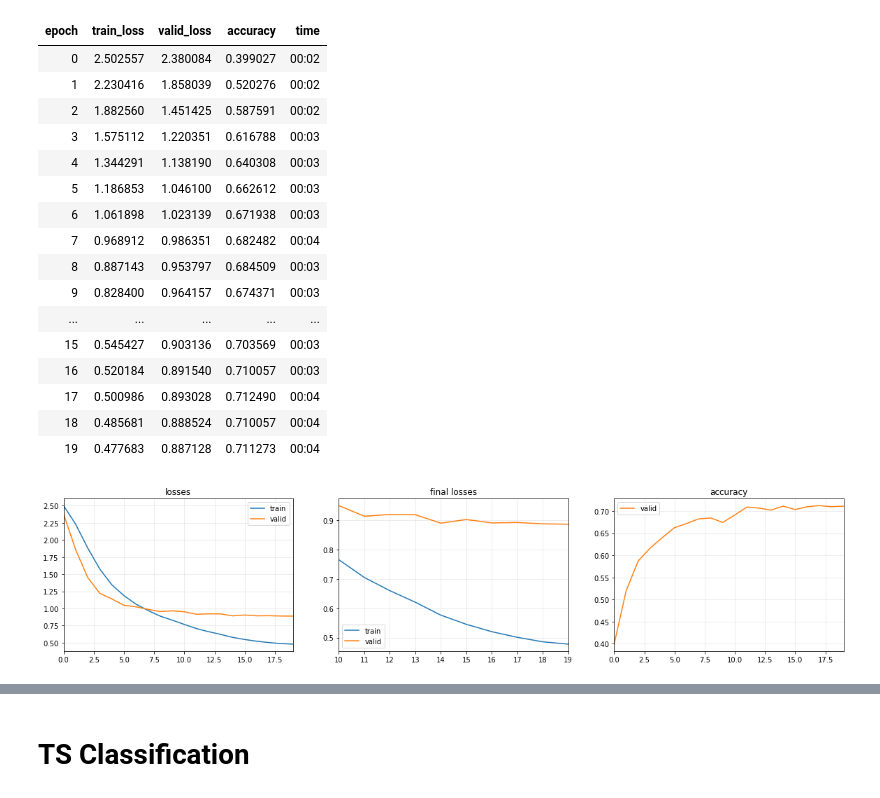
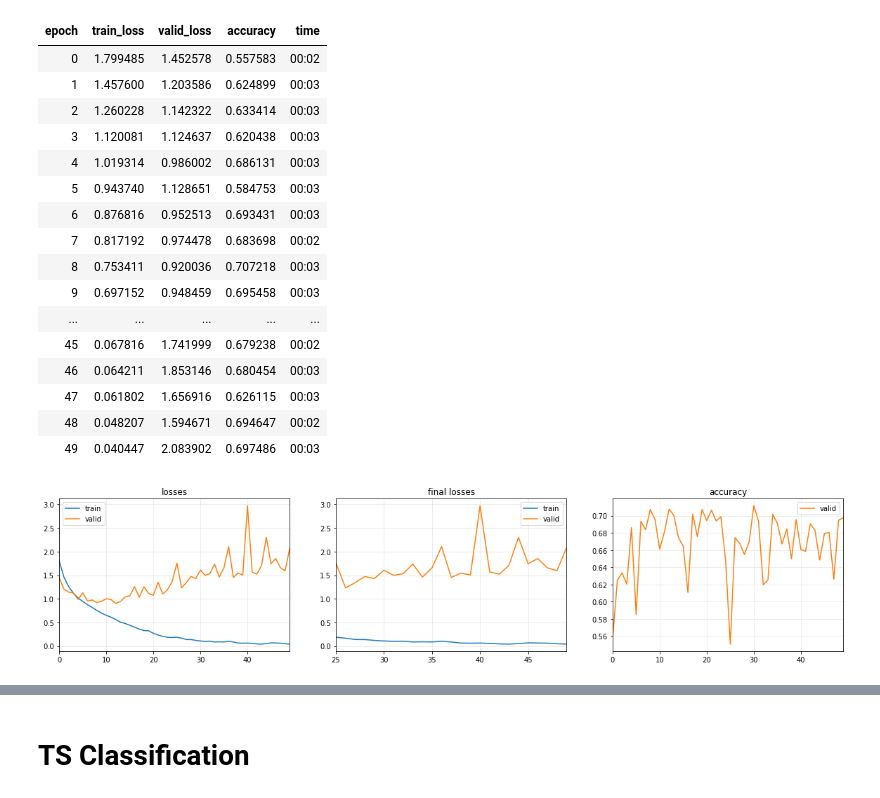
Before and after one commit to aivill-project/v2x_ts, a Jupyter notebook: V2X_process.ipynb, the cells around one changed output, grey strips where cells are left out. Drawn from its saved outputs; the diff is of its cells as text; code cells hidden in the pictures.

Commit message:
fin ts classification

```diff
--- a/V2X_process.ipynb
+++ b/V2X_process.ipynb
@@ -1,20 +1,31 @@
 # %%
 from glob import glob
+from tqdm import tqdm
 import os
 import pandas as pd
 from tsai.all import *
+from tsai.models.MINIROCKET import *
+from fastai.torch_core import default_device
+from fastai.metrics import accuracy
+from fastai.callback.tracker import ReduceLROnPlateau
+from tsai.data.all import *
+from tsai.learner import *
 from sklearn.model_selection import train_test_split
+from tsai.basics import *
+from tsai.data.external import *
+from tsai.data.preprocessing import *
 from torch.utils.data import DataLoader, Dataset
 import numpy as np
 
-DROP_COLS = ['Turn', 'Change', 'Speed', 'ISSUE_DATE', 'X', 'Y']
+DROP_COLS = ['VEHICLE_CLASS', 'VEHICLE_TYPE', 'Turn', 'Change', 'Speed', 'ISSUE_DATE', 'X', 'Y']
 TARGET_COLS = ["Hazard"]
 INDEX_COL = "ISSUE_DATE"
 
 
 class V2XData():
     def __init__(self, dataset_path = None, dataset_files: list = None, drop_cols: list = None,
-                 target_cols: list = None, test_size: float = 0.5, random_state: int = None):
+                 target_cols: list = None, test_size: float = 0.5, random_state: int = None,
+                 hazard_thr: int = 1):
         self.data_path = dataset_path
         if dataset_files:
             self.dataset_files = dataset_files.copy()
@@ -35,18 +46,23 @@ class V2XData():
         self.random_state = random_state
         self.files_num = len(self.dataset_files)
 
+        if hazard_thr < 1:
+            assert hazard_thr > 0, "hazard_thr must be greater than 0"
+        else:
+            self.hazard_thr = hazard_thr
+
         print(f"loaded {len(self.dataset_files)} files")
         print(self.dataset_files[:5], "...")
 
-    def __getitem__(self, index):
+    def __getitem__(self, index, print_size=True):
         df = pd.read_csv(self.dataset_files[index]).drop(labels = self.drop_cols, axis=1)
         df.dropna(0, inplace = True)
-        print(f'df[{index}] shape: {df.shape}')
+        if print_size: print(f'df[{index}] shape: {df.shape}')
         # print(df.info())
         df_filtered = pd.crosstab(df['scene'], df['Hazard'])
         df = df.groupby(df['scene']).filter(lambda x: len(x) == 10)
         df.reset_index(drop=True, inplace=True)
-        change_list = list(df_filtered[df_filtered[True] > 0].index)
+        change_list = list(df_filtered[df_filtered[True] >= self.hazard_thr].index)
         df.loc[df['scene'].isin(change_list), 'Hazard'] = True
 
         y = df['Hazard'].iloc[::10]
@@ -77,26 +93,31 @@ class V2XData():
 
     def get_all_item(self):
         X_sum, y_sum = [], []
-        for idx in range(self.files_num):
-            X, y, _, _ = self.__getitem__(idx)
+        df_sum = pd.DataFrame()
+        for idx in tqdm(range(self.files_num)):
+            X, y, _, df = self.__getitem__(idx, print_size=False)
             X_sum.append(X)
             y_sum.append(y)
+            df_sum = pd.concat([df_sum, df])
+
 
         X_sum = np.concatenate(X_sum)
         y_sum = np.concatenate(y_sum)
+        df_sum.reset_index(drop=True, inplace=True)
         splits = self.get_splits(X_sum, test_size = self.test_size, random_state = self.random_state)
-        return X_sum, y_sum, splits
+        print(f'X_sum shape: {X_sum.shape}, y_sum shape: {y_sum.shape}')
+        return X_sum, y_sum, splits, df_sum
 # %%
 files_path = './data/Sejong'
 
-v2xdata = V2XData(files_path)
+v2xdata = V2XData(files_path, hazard_thr=3)
 X, y, splits, df = v2xdata[2]
 v2xdata.get_data_info(X, y, splits)
 
 X_train, X_valid = X[splits[0]], X[splits[1]]
 check_data(X_train, X_valid, splits=splits)
 
-epochs = 200
+epochs = 20
 # %% [output]
 loaded 46 files
 ['./data/Sejong\\0901_5RNBVU80.csv', './data/Sejong\\0901_OKG5RJW0.csv', './data/Sejong\\0902_5RNBVU80.csv', './data/Sejong\\0902_9CU6AVIU.csv', './data/Sejong\\0903_5RNBVU80.csv'] ...
@@ -111,6 +132,6 @@ y      - shape: (523, 11, 10)  type: ndarray  dtype:float64  isnan: 0
 splits - n_splits: 2 shape: [522, 523]  overlap: False
 [figure]
 # %%
-X_all, y_all, splits = v2xdata.get_all_item()
+X_all, y_all, splits, df_all = v2xdata.get_all_item()
 check_data(X_all, y_all, splits=splits)
 # %% [output]
@@ -185,21 +259,21 @@ def multivariate_classification2(X, y, splits, epochs=20, model=LSTM, lr = 1e-3,
 # %%
-multivariate_classification2(X_all, y_all, splits, model=MLSTM_FCNPlus, lr = 1e-3)
+multivariate_classification(X_all, y_all, splits, epochs=50, model=MLSTM_FCNPlus, lr = 1e-3, metrics=accuracy)
 # %% [output]
 | epoch | train_loss | valid_loss | accuracy | time |
-| 0 | 2.502557 | 2.380084 | 0.399027 | 00:02 |
-| 1 | 2.230416 | 1.858039 | 0.520276 | 00:02 |
-| 2 | 1.882560 | 1.451425 | 0.587591 | 00:02 |
-| 3 | 1.575112 | 1.220351 | 0.616788 | 00:03 |
-| 4 | 1.344291 | 1.138190 | 0.640308 | 00:03 |
-| 5 | 1.186853 | 1.046100 | 0.662612 | 00:03 |
-| 6 | 1.061898 | 1.023139 | 0.671938 | 00:03 |
-| 7 | 0.968912 | 0.986351 | 0.682482 | 00:04 |
-| 8 | 0.887143 | 0.953797 | 0.684509 | 00:03 |
-| 9 | 0.828400 | 0.964157 | 0.674371 | 00:03 |
+| 0 | 1.799485 | 1.452578 | 0.557583 | 00:02 |
+| 1 | 1.457600 | 1.203586 | 0.624899 | 00:03 |
+| 2 | 1.260228 | 1.142322 | 0.633414 | 00:03 |
+| 3 | 1.120081 | 1.124637 | 0.620438 | 00:03 |
+| 4 | 1.019314 | 0.986002 | 0.686131 | 00:03 |
+| 5 | 0.943740 | 1.128651 | 0.584753 | 00:03 |
+| 6 | 0.876816 | 0.952513 | 0.693431 | 00:03 |
+| 7 | 0.817192 | 0.974478 | 0.683698 | 00:02 |
+| 8 | 0.753411 | 0.920036 | 0.707218 | 00:03 |
+| 9 | 0.697152 | 0.948459 | 0.695458 | 00:03 |
 | ... | ... | ... | ... | ... |
-| 15 | 0.545427 | 0.903136 | 0.703569 | 00:03 |
-| 16 | 0.520184 | 0.891540 | 0.710057 | 00:03 |
-| 17 | 0.500986 | 0.893028 | 0.712490 | 00:04 |
-| 18 | 0.485681 | 0.888524 | 0.710057 | 00:04 |
-| 19 | 0.477683 | 0.887128 | 0.711273 | 00:04 |
+| 45 | 0.067816 | 1.741999 | 0.679238 | 00:02 |
+| 46 | 0.064211 | 1.853146 | 0.680454 | 00:03 |
+| 47 | 0.061802 | 1.656916 | 0.626115 | 00:03 |
+| 48 | 0.048207 | 1.594671 | 0.694647 | 00:02 |
+| 49 | 0.040447 | 2.083902 | 0.697486 | 00:03 |
-[figure, old version]
+[figure, new version]
```
Also changed, not shown: parts of 11 cells of this notebook, 1 other file.
